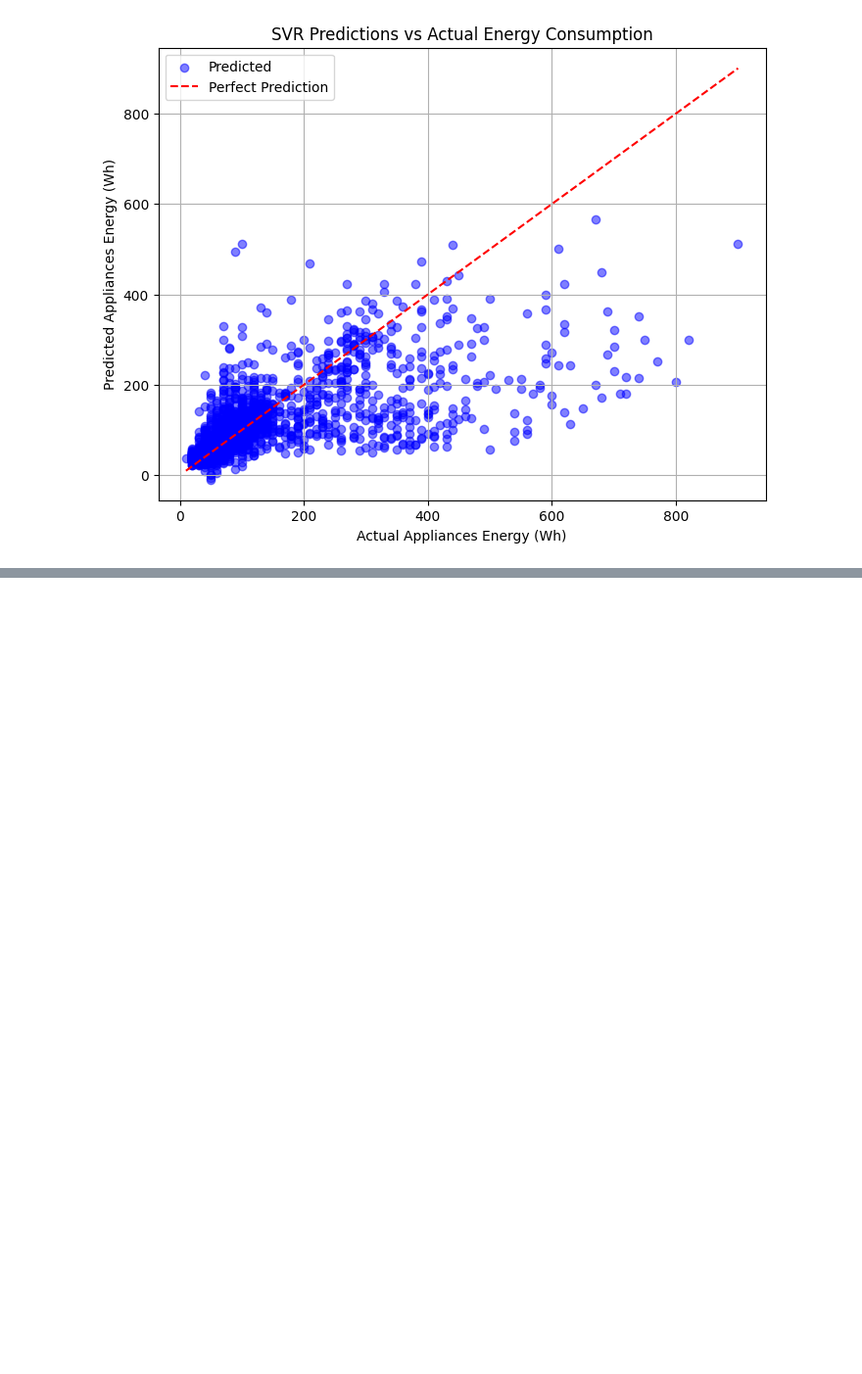
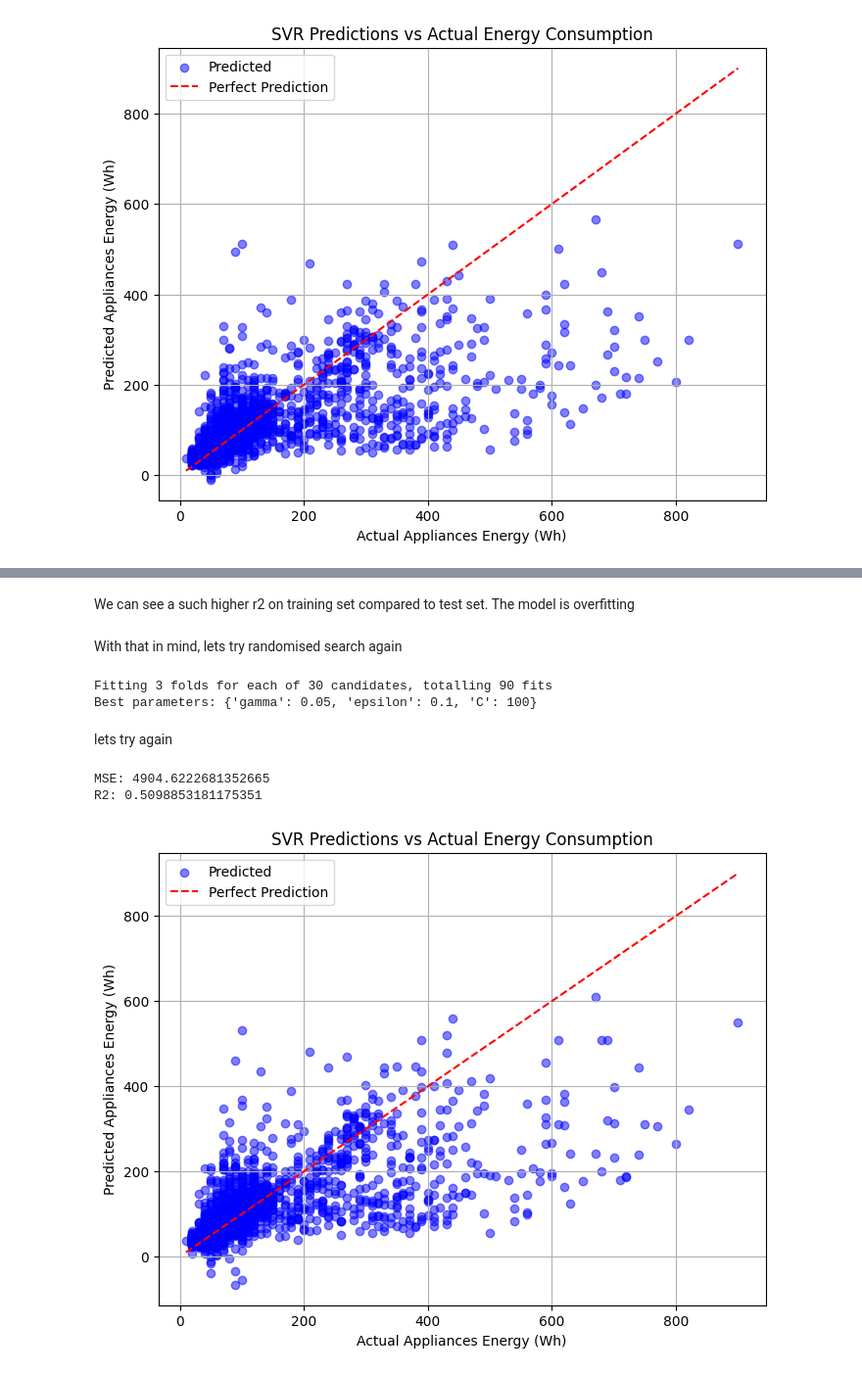
Before and after one commit to MasonLeeCity123/Introduction-to-AI-groupwork, a Jupyter notebook: MasonNotebook.ipynb, the cells around one changed output, grey strips where cells are left out. Shown at 98% size. Drawn from its saved outputs; the diff is of its cells as text; code cells hidden in the pictures; blank space fills up the shorter version.

```diff
--- a/MasonNotebook.ipynb
+++ b/MasonNotebook.ipynb
@@ -96,0 +273,73 @@ R2: 0.4832169447027779
+# %% [markdown]
+We can see a such higher r2 on training set compared to test set. The model is overfitting
+# %% [markdown]
+With that in mind, lets try randomised search again
+# %%
+param_distributions = {
+    'C': [50, 100, 200, 500, 1000, 2000],
+    'epsilon': [0.1, 0.2, 0.3, 0.5],
+    'gamma': ['scale', 0.01, 0.03, 0.05, 0.1, 0.2, 0.3]
+}
+
+svr = SVR(kernel='rbf')
+
+random_search = RandomizedSearchCV(
+    svr,
+    param_distributions=param_distributions,
+    n_iter=30,
+    cv=3,
+    scoring='r2',
+    n_jobs=-1,
+    verbose=2,
+    random_state=42
+)
+
+
+random_search.fit(X_train_scaled, y_train_scaled)
+
+best_svr = random_search.best_estimator_
+print("Best parameters:", random_search.best_params_)
+# %% [output]
+Fitting 3 folds for each of 30 candidates, totalling 90 fits
+Best parameters: {'gamma': 0.05, 'epsilon': 0.1, 'C': 100}
+# %% [markdown]
+lets try again
+# %%
+
+
+best_params = {'C': 100, 'epsilon': 0.1, 'gamma': 0.05}
+
+svr = SVR(kernel='rbf', **best_params)
+
+
+svr.fit(X_train_scaled, y_train_scaled)
+
+
+y_pred_scaled = svr.predict(X_test_scaled)
+
+
+y_pred = scaler_y.inverse_transform(y_pred_scaled.reshape(-1, 1)).ravel()
+
+
+mse = mean_squared_error(y_test, y_pred)
+r2 = r2_score(y_test, y_pred)
+
+print("MSE:", mse)
+print("R2:", r2)
+
+
+plt.figure(figsize=(8, 6))
+plt.scatter(y_test, y_pred, alpha=0.5, color='blue', label='Predicted')
+plt.plot([y_test.min(), y_test.max()],
+         [y_test.min(), y_test.max()],
+         'r--', label='Perfect Prediction')
+plt.xlabel('Actual Appliances Energy (Wh)')
+plt.ylabel('Predicted Appliances Energy (Wh)')
+plt.title('SVR Predictions vs Actual Energy Consumption')
+plt.legend()
+plt.grid(True)
+plt.show()
+# %% [output]
+MSE: 4904.6222681352665
+R2: 0.5098853181175351
+[figure, added]
```
Also changed, not shown: parts of 22 cells of this notebook.
